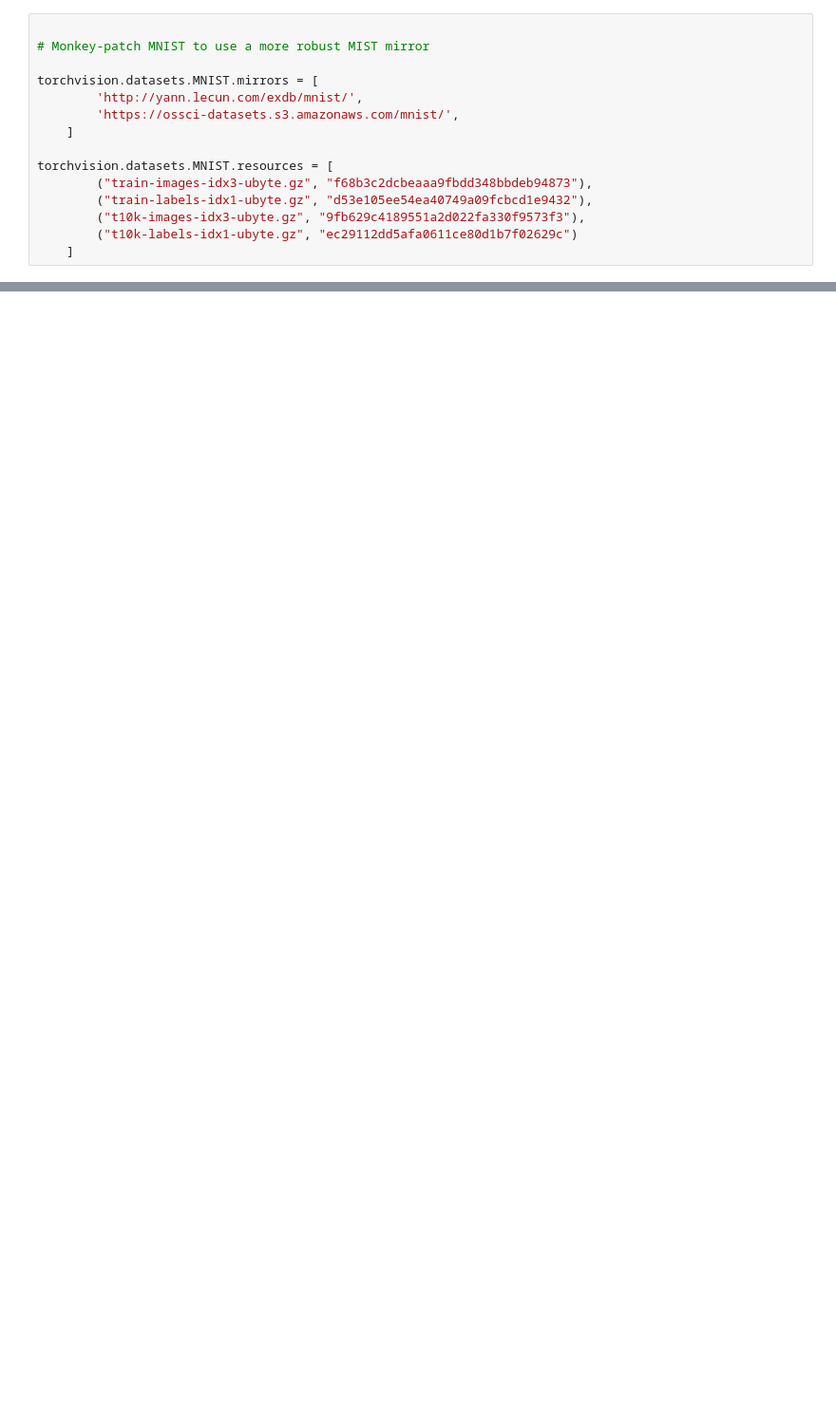
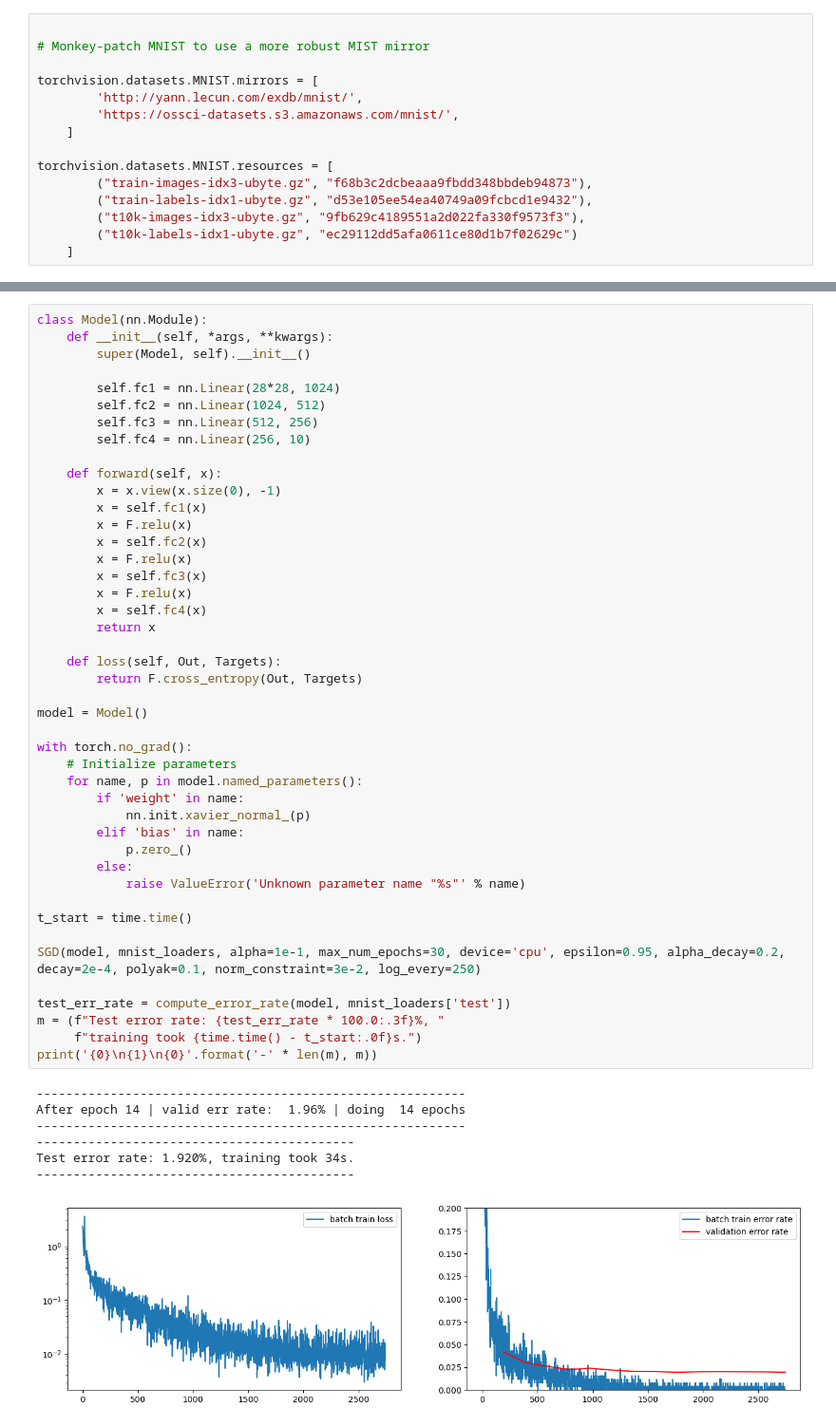
Before and after one commit to janchorowski/dl_uwr, a Jupyter notebook: Solutions/Solutions2.ipynb, the cells around one changed output, grey strips where cells are left out. Shown at 95% size. Cells and saved outputs as stored; diff of their text form; blank space fills up the shorter version.

```diff
--- a/Solutions/Solutions2.ipynb
+++ b/Solutions/Solutions2.ipynb
@@ -433 +563,53 @@ mnist_loaders = {
+# %%
+class Model(nn.Module):
+    def __init__(self, *args, **kwargs):
+        super(Model, self).__init__()
+
+        self.fc1 = nn.Linear(28*28, 1024)
+        self.fc2 = nn.Linear(1024, 512)
+        self.fc3 = nn.Linear(512, 256)
+        self.fc4 = nn.Linear(256, 10)
+
+    def forward(self, x):
+        x = x.view(x.size(0), -1)
+        x = self.fc1(x)
+        x = F.relu(x)
+        x = self.fc2(x)
+        x = F.relu(x)
+        x = self.fc3(x)
+        x = F.relu(x)
+        x = self.fc4(x)
+        return x
+
+    def loss(self, Out, Targets):
+        return F.cross_entropy(Out, Targets)
+
+model = Model()
+
+with torch.no_grad():
+    # Initialize parameters
+    for name, p in model.named_parameters():
+        if 'weight' in name:
+            nn.init.xavier_normal_(p)
+        elif 'bias' in name:
+            p.zero_()
+        else:
+            raise ValueError('Unknown parameter name "%s"' % name)
+
+t_start = time.time()
+
+SGD(model, mnist_loaders, alpha=1e-1, max_num_epochs=30, device='cpu', epsilon=0.95, alpha_decay=0.2, decay=2e-4, polyak=0.1, norm_constraint=3e-2, log_every=250)
+
+test_err_rate = compute_error_rate(model, mnist_loaders['test'])
+m = (f"Test error rate: {test_err_rate * 100.0:.3f}%, "
+     f"training took {time.time() - t_start:.0f}s.")
+print('{0}\n{1}\n{0}'.format('-' * len(m), m))
+# %% [output]
+----------------------------------------------------------
+After epoch 14 | valid err rate:  1.96% | doing  14 epochs
+----------------------------------------------------------
+-------------------------------------------
+Test error rate: 1.920%, training took 34s.
+-------------------------------------------
+[figure, added]
 # %% [markdown]
```
Also changed, not shown: parts of 22 cells of this notebook, 8 other files.
